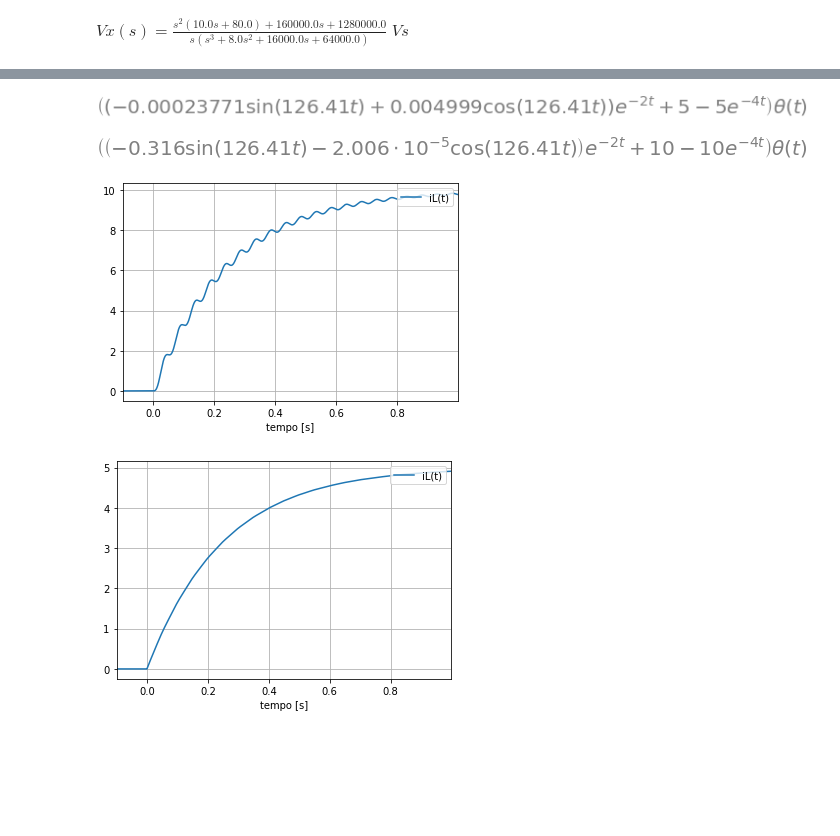
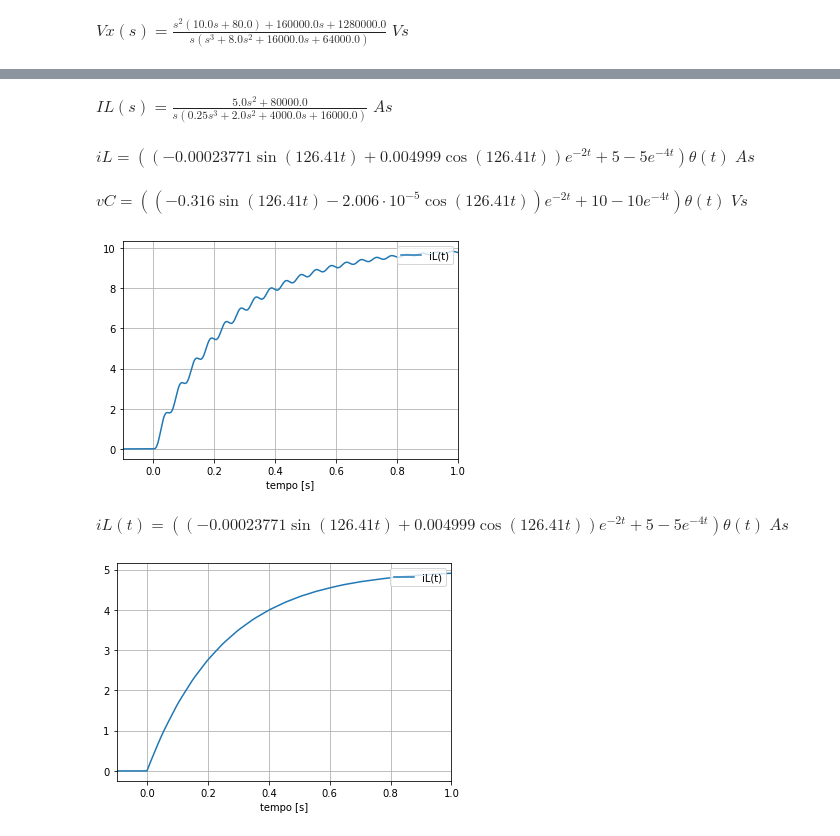
Before and after one commit to valmyr/CIRCUITOS-I, a Jupyter notebook: Exerc_02_circuitos_i_3_unidade.ipynb, the cells around one changed output, grey strips where cells are left out. Cells and saved outputs as stored; diff of their text form; code cells hidden in the pictures; blank space fills up the shorter version.

```diff
--- a/Exerc_02_circuitos_i_3_unidade.ipynb
+++ b/Exerc_02_circuitos_i_3_unidade.ipynb
@@ -13,7 +13,7 @@ import numpy as np
 from matplotlib.pyplot import plot as plt
 from utils import round_expr, symdisp, symplot
 from sympy.polys.partfrac import apart
-bt = np.arange(-0.1,1,(10**-3)/10)
+bt = np.arange(-0.1,1,(10**-6)/10)
 # %%
 sp.init_printing()
 # transformada de Laplace
@@ -106,19 +102,24 @@ IL
+# %%
+symdisp('IL(s) = ',IL,'As')
+# %% [output]
+$\displaystyle IL(s) = \frac{5.0 s^{2} + 80000.0}{s \left(0.25 s^{3} + 2.0 s^{2} + 4000.0 s + 16000.0\right)}\;As$
 # %%
 vC = (10 - 10*sp.exp(-4*t) + sp.exp(-2*t)*(-2.006*10**-5*sp.cos(126.41*t) -.316*sp.sin(126.41*t)))*sp.Heaviside(t)
 iL = (5 -5*sp.exp(-4*t) + sp.exp(-2*t)*(0.004999*sp.cos(126.41*t) - 0.00023771*sp.sin(126.41*t)))*sp.Heaviside(t)
-# %%
-iL
-# %% [output]
-[figure, removed]
-# %%
-vC
-# %% [output]
-[figure, removed]
+# %%
+iL
+symdisp('iL = ',iL,'As')
+# %% [output]
+$\displaystyle iL = \left(\left(- 0.00023771 \sin{\left(126.41 t \right)} + 0.004999 \cos{\left(126.41 t \right)}\right) e^{- 2 t} + 5 - 5 e^{- 4 t}\right) \theta\left(t\right)\;As$
 # %%
+symdisp('vC = ',vC,'Vs')
 symplot(t,vC,bt,'iL(t)')
 # %% [output]
+$\displaystyle vC = \left(\left(- 0.316 \sin{\left(126.41 t \right)} - 2.006 \cdot 10^{-5} \cos{\left(126.41 t \right)}\right) e^{- 2 t} + 10 - 10 e^{- 4 t}\right) \theta\left(t\right)\;Vs$
-[figure, old version]
+[figure, new version]
 # %%
+symdisp('iL(t) = ',iL,'As')
 symplot(t,iL,bt,'iL(t)')
 # %% [output]
+$\displaystyle iL(t) = \left(\left(- 0.00023771 \sin{\left(126.41 t \right)} + 0.004999 \cos{\left(126.41 t \right)}\right) e^{- 2 t} + 5 - 5 e^{- 4 t}\right) \theta\left(t\right)\;As$
-[figure, old version]
+[figure, new version]
```
Also changed, not shown: parts of 3 cells of this notebook.
